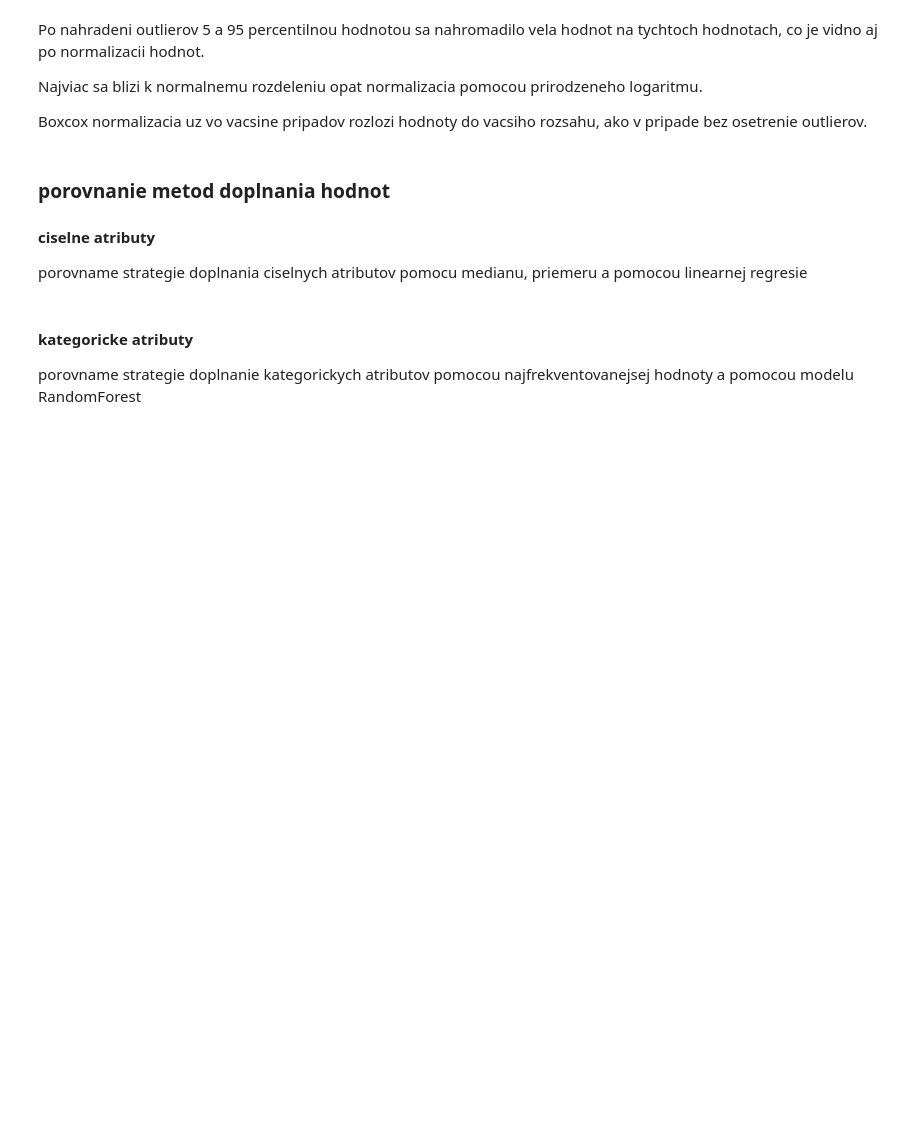
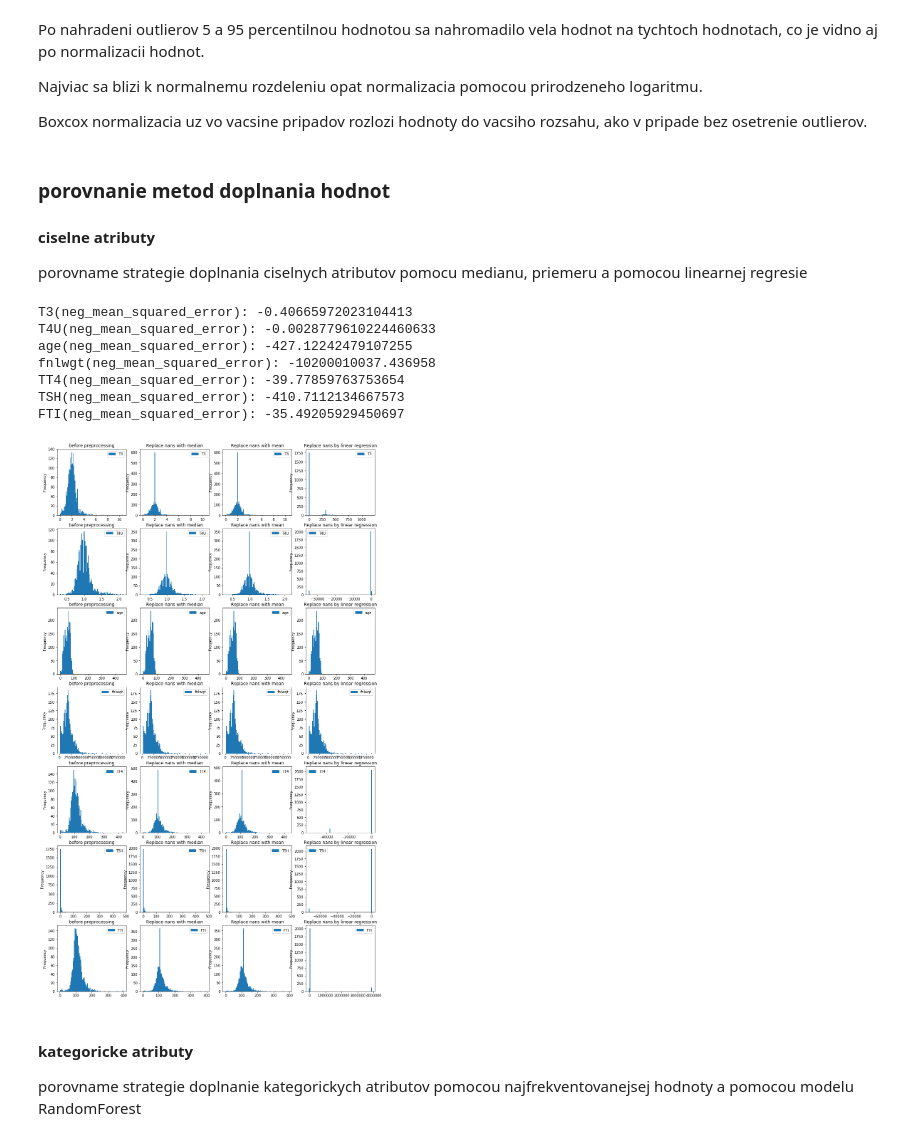
Before and after one commit to Pomichal/pr1_IAU, a Jupyter notebook: Preprocessing.ipynb, the cells around one changed output. Saved outputs shown, nothing was run; the diff lists cells and outputs as text; code cells hidden in the pictures; blank space fills up the shorter version.

Commit message:
linearna regresia vysledky chujovo

```diff
--- a/Preprocessing.ipynb
+++ b/Preprocessing.ipynb
@@ -427,6 +427,9 @@ class ReplaceNanWithModel(TransformerMixin):
         df_copy = df.copy()
         # ziskanie vsetkych riadkov ktore chceme predikovat
         newdf = df[df[self.col_name].isna()]
+
+        if (len(newdf) == 0):
+            return df_copy
         # ziskanie len numerickych atributov
         newdf = self.selectColumns(newdf)
         # doplnenie medianu do vsetkych riadkov kde su nejake nan hodnoty okrem atributu ktory predikujeme
@@ -750,33 +753,50 @@ porovname strategie doplnania ciselnych atributov pomocu medianu, priemeru a pom
 # %%
 result_train['TT4'] = pd.to_numeric(result_train.TT4, errors='coerce')
 result_train['TSH'] = pd.to_numeric(result_train.TSH, errors='coerce')
 result_train['FTI'] = pd.to_numeric(result_train.FTI, errors='coerce')
 
 
 # numeric_columns = ['TT4', 'T4U','TSH', 'T3', 'fnlwgt', 'FTI', 'age']
 numeric_columns = ['T3','T4U','age', 'fnlwgt', 'TT4','TSH', 'FTI']
-titles = ['before preprocessing(outliers replaced)', 'Z-score(outliers replaced)',
-          'ln normalisation(outliers replaced)', 'Boxcox(outliers replaced)']
+titles = ['before preprocessing', 'Replace nans with median', 'Replace nans with mean',
+          'Replace nans by linear regression']
 
-ppl0 = Pipeline([
-     ('ReplaceExtremes',ReplaceOutliersWithPercentile(numeric_columns)),
-])
+model = LinearRegression()
+# ppl0 = Pipeline([
+#      ('ReplaceExtremes',ReplaceOutliersWithPercentile(numeric_columns)),
+# ])
 ppl = Pipeline([
-     ('ReplaceExtremes',ReplaceOutliersWithPercentile(numeric_columns)),
-     ('ZScore',ZScoreNormalization(numeric_columns))
+     ('ReplaceNans',ReplaceNans(numeric_columns)),
 ])
 ppl2 = Pipeline([
-     ('ReplaceExtremes',ReplaceOutliersWithPercentile(numeric_columns)),
-     ('Ln', LogNormalization(numeric_columns))
+     ('ReplaceNans',ReplaceNans(numeric_columns, func_type='mean')),
 ])
 ppl3 = Pipeline([
-     ('ReplaceExtremes',ReplaceOutliersWithPercentile(numeric_columns)),
-     ('Boxcox',BoxCoxNormalization(numeric_columns))
+     ('ReplaceNansWithModelT3',ReplaceNanWithModel('T3',model)),
+     ('ReplaceNansWithModelT4U',ReplaceNanWithModel('T4U',model)),
+     ('ReplaceNansWithModelAge',ReplaceNanWithModel('age',model)),
+     ('ReplaceNansWithModelFnlwgt',ReplaceNanWithModel('fnlwgt',model)),
+     ('ReplaceNansWithModelTT4',ReplaceNanWithModel('TT4',model)),
+     ('ReplaceNansWithModelTSH',ReplaceNanWithModel('TSH',model)),
+     ('ReplaceNansWithModelFTI',ReplaceNanWithModel('FTI',model)),
 ])
+# ppl3 = Pipeline([
+#      ('ReplaceExtremes',ReplaceOutliersWithPercentile(numeric_columns)),
+#      ('Boxcox',BoxCoxNormalization(numeric_columns))
+# ])
 
 
-test_preprocessing(result_train,numeric_columns,[ppl,ppl2,ppl3], ppl0=ppl0, titles=titles,
-                   sufix=["","_z","_log","_bx"],kind='hist')
+test_preprocessing(result_train,numeric_columns,[ppl, ppl2,ppl3], titles=titles,
+                   sufix=["","","",""],kind='hist')
+# %% [output]
+T3(neg_mean_squared_error): -0.40665972023104413
+T4U(neg_mean_squared_error): -0.0028779610224460633
+age(neg_mean_squared_error): -427.12242479107255
+fnlwgt(neg_mean_squared_error): -10200010037.436958
+TT4(neg_mean_squared_error): -39.77859763753654
+TSH(neg_mean_squared_error): -410.7112134667573
+FTI(neg_mean_squared_error): -35.49205929450697
+[figure, added]
 # %% [markdown]
 #### kategoricke atributy
 
```
Also changed, not shown: parts of 2 cells of this notebook.
